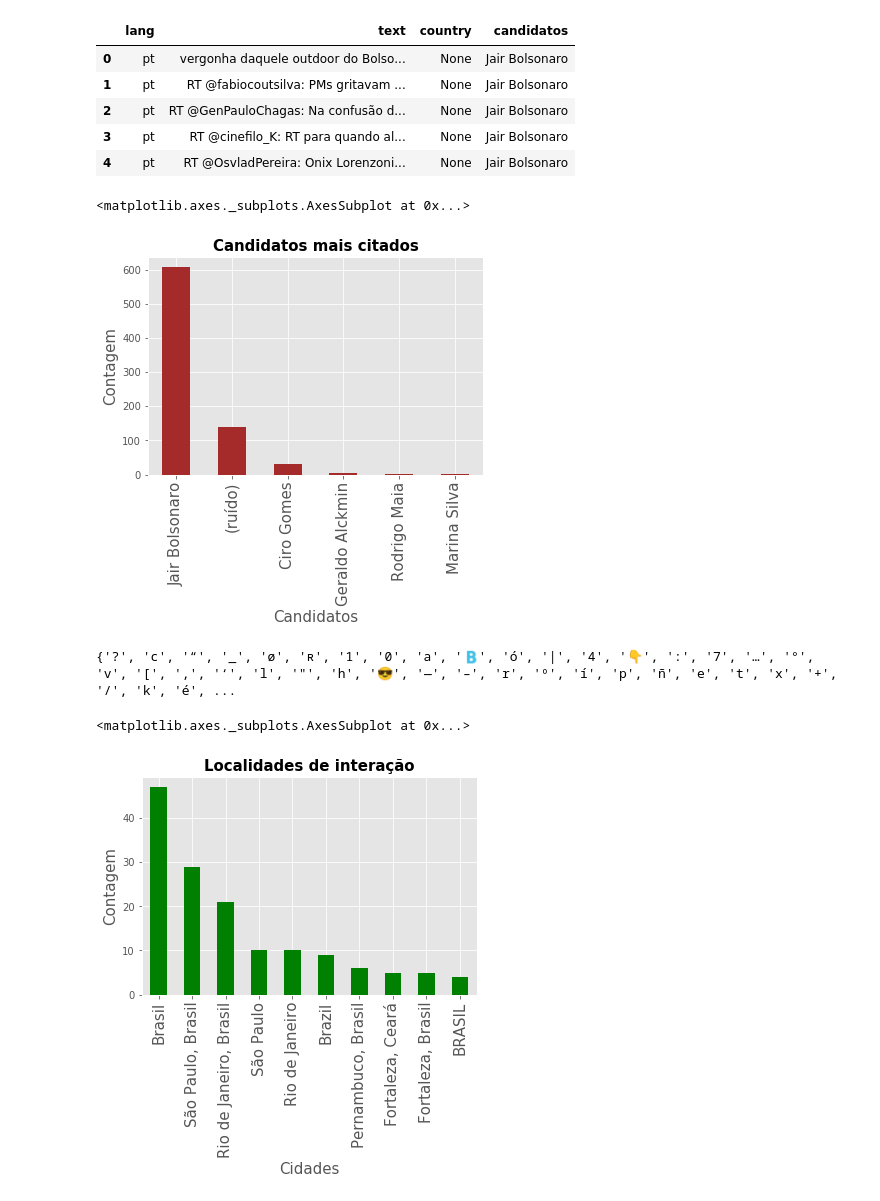
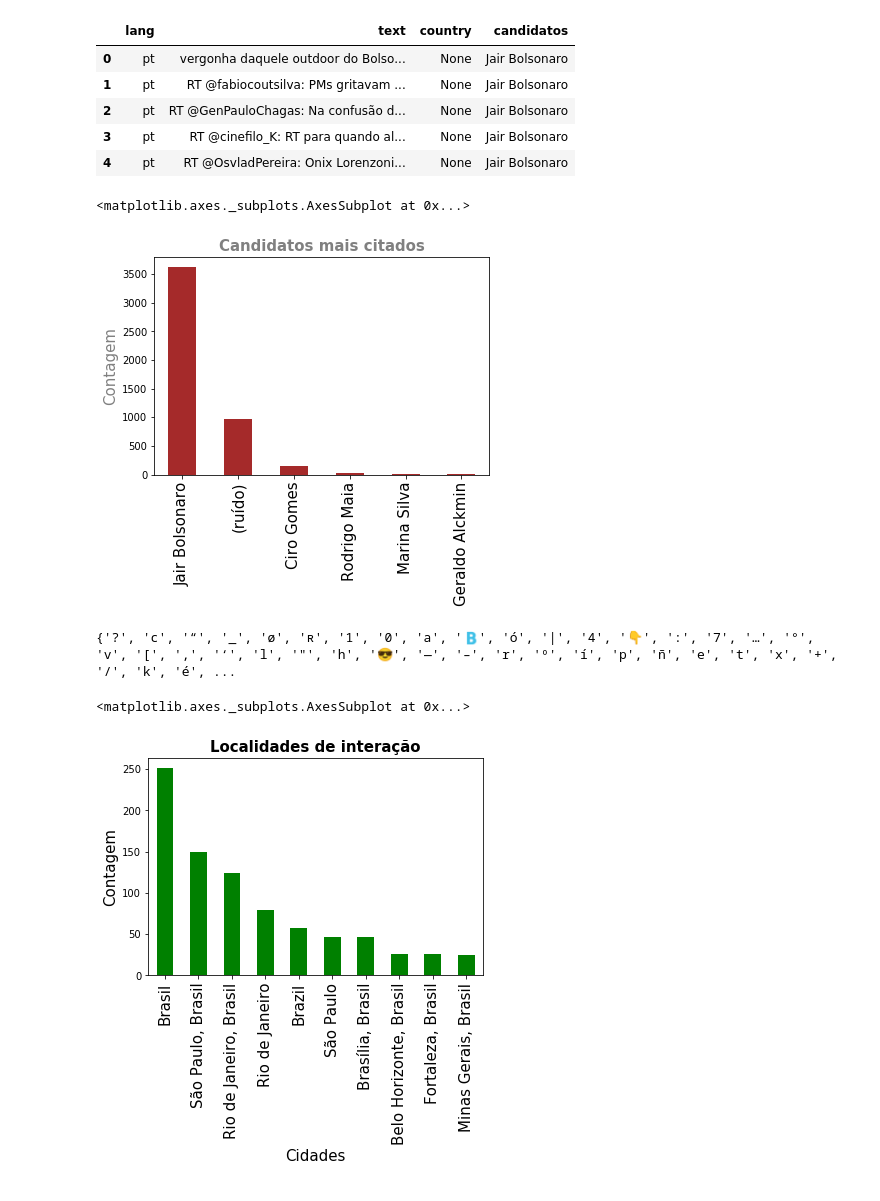
Before and after one commit to joaopaulotm/riwrs, a Jupyter notebook: Eleicoes2018-Streaming.ipynb, the cells around one changed output. Drawn from its saved outputs; the diff is of its cells as text; code cells hidden in the pictures.

```diff
--- a/Eleicoes2018-Streaming.ipynb
+++ b/Eleicoes2018-Streaming.ipynb
@@ -12,13 +12,13 @@ import numpy.random as rnd
 from matplotlib.patches import Ellipse
 # %%
 # setup security
-access_token = ''
-access_token_secret = ''
-consumer_key = ''
-consumer_secret = ''
+access_token = '1013920258065948672-KvcLKXKaxF5Te5KAOqx9V9nQtwNti7'
+access_token_secret = 'NcPQhOShTBn66bgaH7dwVocwqQaMEO6IziqjMQzkSHAfL'
+consumer_key = '4XQCPpNBOgCwSl5cYrdRg3BbC'
+consumer_secret = 'xNi5rOpayDOuJPvR2jkPehJ090uU0h7Ni4npZfhv3e1jT3iElY'
 
 # setup file store
-file = 'D:/Pos-Graduacao2017/RIWRS/tweets_teste.json'
+file = 'D:/Pos-Graduacao2017/RIWRS/tweets_usar.json'
 # %%
 class MyListener(StreamListener):
 
@@ -139,36 +138,36 @@ tweets.head(5)
 # %%
 candidatos = []
 for tweet in tweets_data:
     if 'text' in tweet:
         if word_in_text('Jair Bolsonaro', tweet['text']):
             candidatos.append('Jair Bolsonaro')
         elif word_in_text('Bolsonaro', tweet['text']):
             candidatos.append('Jair Bolsonaro')
         elif word_in_text('Marina Silva', tweet['text']):
             candidatos.append('Marina Silva')
         elif word_in_text('Rodrigo Maia', tweet['text']):
             candidatos.append('Rodrigo Maia')
         elif word_in_text('Geraldo Alckmin', tweet['text']):
             candidatos.append('Geraldo Alckmin')
         elif word_in_text('Alckmin', tweet['text']):
             candidatos.append('Geraldo Alckmin')
         elif word_in_text('Ciro Gomes', tweet['text']):
             candidatos.append('Ciro Gomes')
         else:
             candidatos.append('(ruído)')
 tweets['candidatos'] = candidatos
 #tweets.head(2)
 tweets_por_candidato = tweets['candidatos'].value_counts()
 fig, ax = plt.subplots()
 ax.tick_params(axis='x', labelsize=15)
 ax.tick_params(axis='y', labelsize=10)
-ax.set_xlabel('Candidatos', fontsize=15)
-ax.set_ylabel('Contagem' , fontsize=15)
-ax.set_title('Candidatos mais citados', fontsize=15, fontweight='bold')
+#ax.set_xlabel('Candidatos', fontsize=15, color='grey')
+ax.set_ylabel('Contagem' , fontsize=15, color='grey')
+ax.set_title('Candidatos mais citados', fontsize=15, fontweight='bold', color='grey')
 tweets_por_candidato[:10].plot(ax=ax, kind='bar', color='brown')
 # %% [output]
 <matplotlib.axes._subplots.AxesSubplot at 0x...>
-[figure, old version]
+[figure, new version]
 # %%
 dicionario = set()
 candidatos = []
@@ -219,4 +218,4 @@ ax.set_title('Localidades de interação', fontsize=15, fontweight='bold')
 tweets_por_localidades[:10].plot(ax=ax, kind='bar', color='green')
 # %% [output]
 <matplotlib.axes._subplots.AxesSubplot at 0x...>
-[figure, old version]
+[figure, new version]
```
Also changed, not shown: parts of 1 cell of this notebook, 4 other files.
